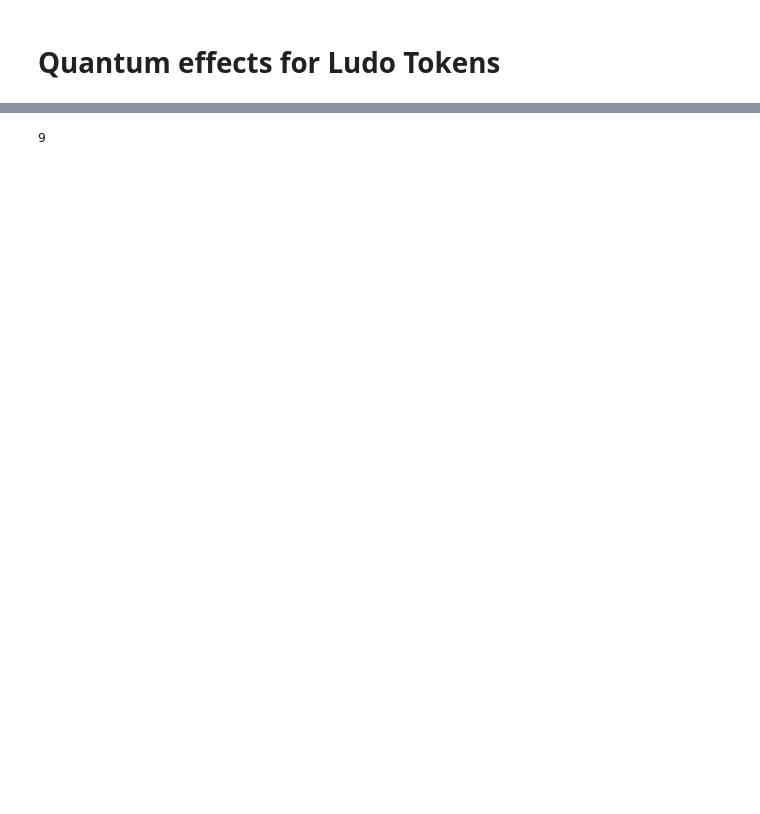
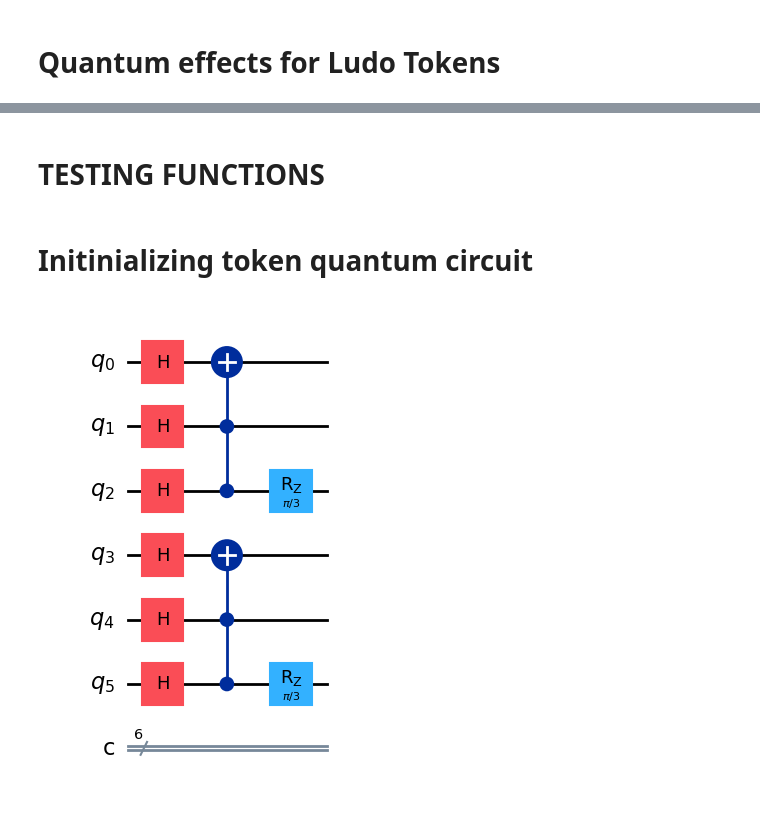
Before and after one commit to Ckout12/Ludo-iQuCodeFest-Hackathon-2025, a Jupyter notebook: Quantum Ludo.ipynb, the cells around one changed output, grey strips where cells are left out. Saved outputs shown, nothing was run; the diff lists cells and outputs as text; code cells hidden in the pictures; blank space fills up the shorter version.

```diff
--- a/Quantum Ludo.ipynb
+++ b/Quantum Ludo.ipynb
@@ -192,4 +218,9 @@ Note: you may need to restart the kernel to use updated packages.
-# %%
-print(int('01001', 2))
-# %% [output]
-9
+# %% [markdown]
+# TESTING FUNCTIONS
+# %% [markdown]
+# Initinializing token quantum circuit
+# %%
+token_1 = token_circuit_initialization()
+token_1.draw('mpl')  # Draw the circuit
+# %% [output]
+[figure, added]
```
Also changed, not shown: parts of 11 cells of this notebook.
